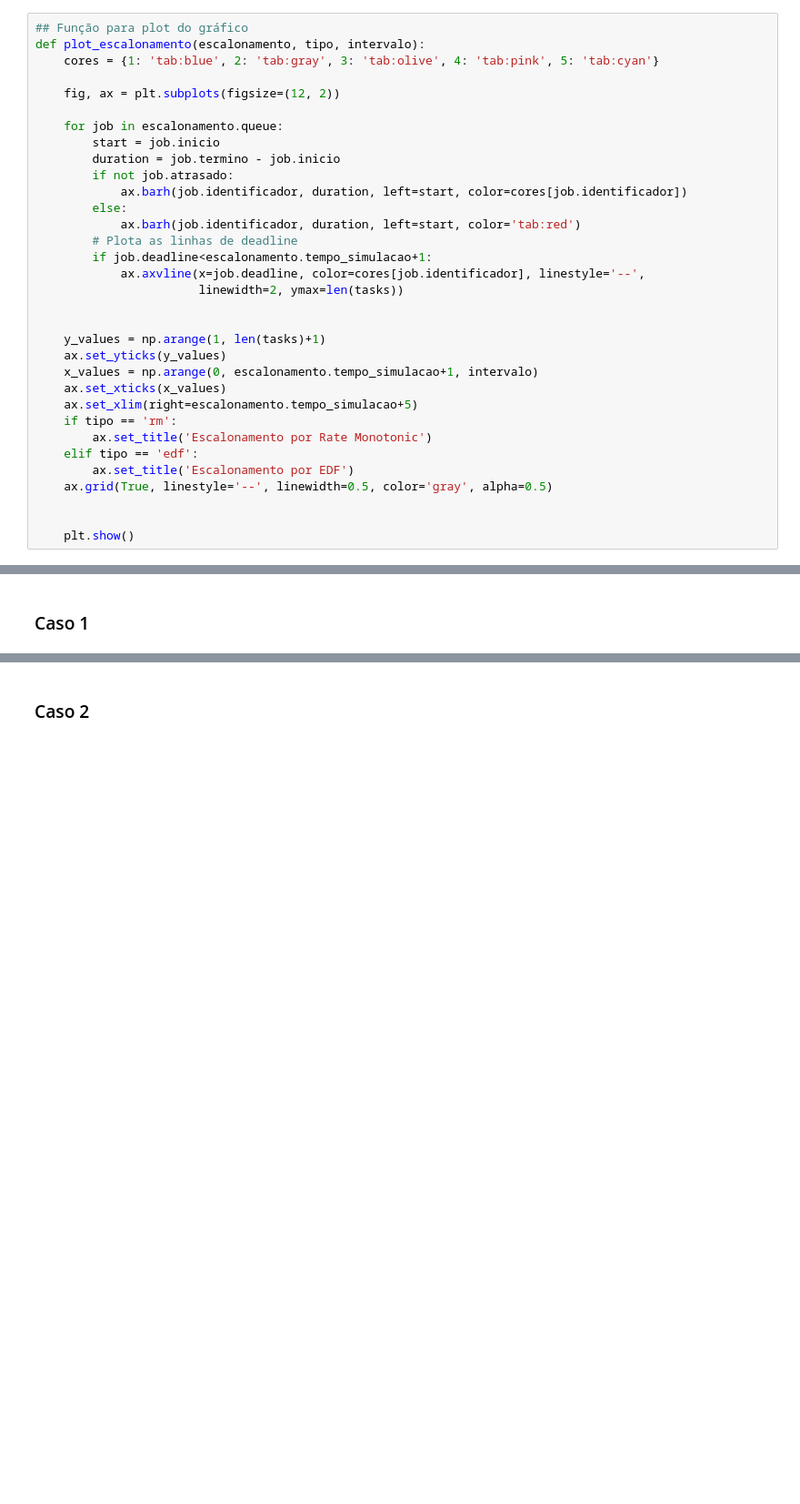
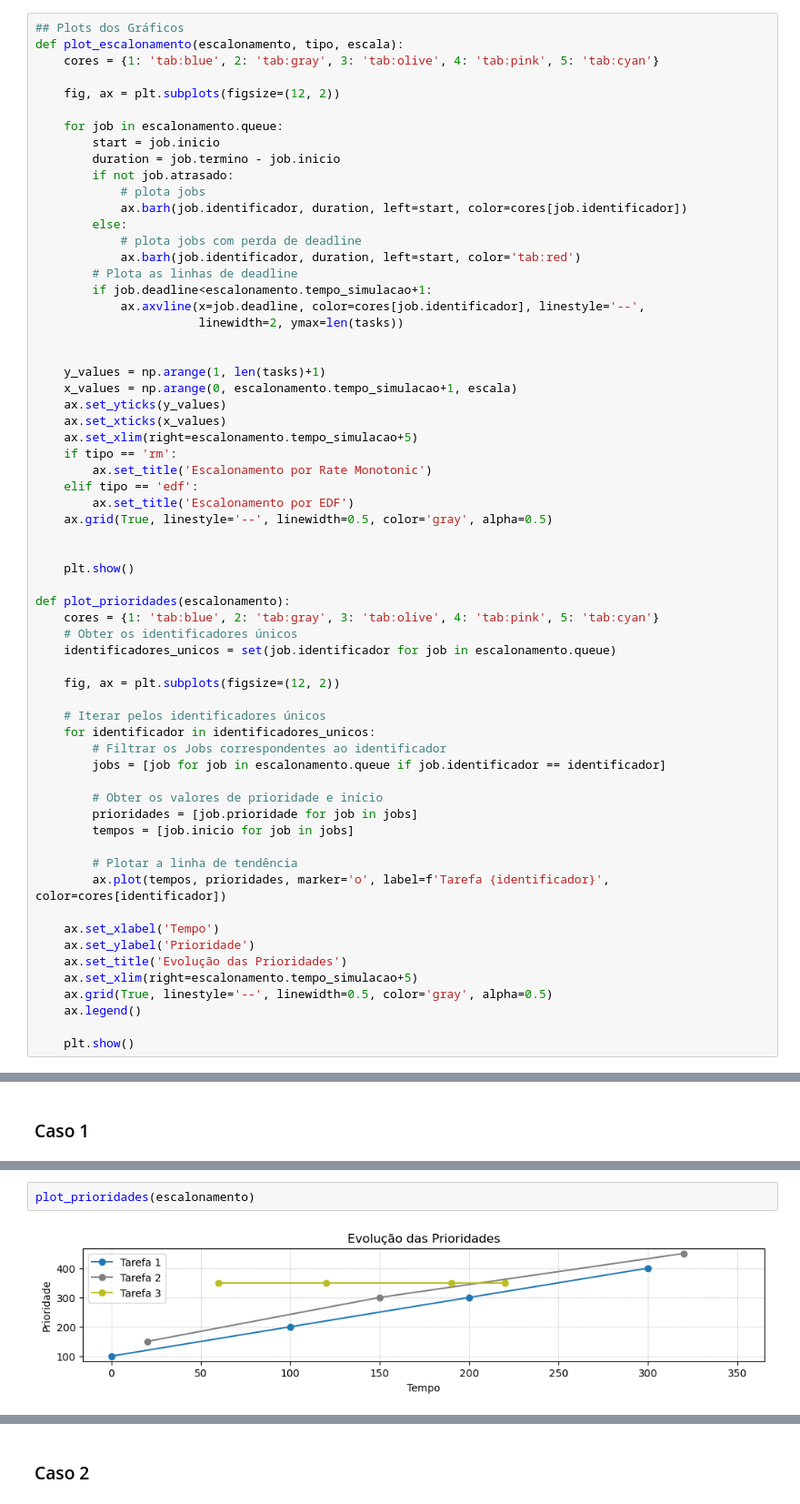
Before and after one commit to EduSanSou/MATA82---UFBA, a Jupyter notebook: Simulador Escalonamento.ipynb, the cells around one changed output, grey strips where cells are left out. Shown: that part at 91% size. Saved outputs shown, nothing was run; the diff lists cells and outputs as text; blank space fills up the shorter version.

Commit message:
Add EDF Condition and Priority's Growth Graph

```diff
--- a/Simulador Escalonamento.ipynb
+++ b/Simulador Escalonamento.ipynb
@@ -407,8 +428,8 @@ def edf(tasks, tempo_simulacao):
 
     return escalonamento
 # %%
-## Função para plot do gráfico
-def plot_escalonamento(escalonamento, tipo, intervalo):
+## Plots dos Gráficos
+def plot_escalonamento(escalonamento, tipo, escala):
     cores = {1: 'tab:blue', 2: 'tab:gray', 3: 'tab:olive', 4: 'tab:pink', 5: 'tab:cyan'}
 
     fig, ax = plt.subplots(figsize=(12, 2))
@@ -417,8 +438,10 @@ def plot_escalonamento(escalonamento, tipo, intervalo):
         start = job.inicio
         duration = job.termino - job.inicio
         if not job.atrasado:
+            # plota jobs
             ax.barh(job.identificador, duration, left=start, color=cores[job.identificador])
         else:
+            # plota jobs com perda de deadline
             ax.barh(job.identificador, duration, left=start, color='tab:red')
         # Plota as linhas de deadline
         if job.deadline<escalonamento.tempo_simulacao+1:
@@ -427,8 +450,8 @@ def plot_escalonamento(escalonamento, tipo, intervalo):
 
 
     y_values = np.arange(1, len(tasks)+1)
+    x_values = np.arange(0, escalonamento.tempo_simulacao+1, escala)
     ax.set_yticks(y_values)
-    x_values = np.arange(0, escalonamento.tempo_simulacao+1, intervalo)
     ax.set_xticks(x_values)
     ax.set_xlim(right=escalonamento.tempo_simulacao+5)
     if tipo == 'rm':
@@ -439,6 +462,34 @@ def plot_escalonamento(escalonamento, tipo, intervalo):
 
 
     plt.show()
+
+def plot_prioridades(escalonamento):
+    cores = {1: 'tab:blue', 2: 'tab:gray', 3: 'tab:olive', 4: 'tab:pink', 5: 'tab:cyan'}
+    # Obter os identificadores únicos
+    identificadores_unicos = set(job.identificador for job in escalonamento.queue)
+
+    fig, ax = plt.subplots(figsize=(12, 2))
+
+    # Iterar pelos identificadores únicos
+    for identificador in identificadores_unicos:
+        # Filtrar os Jobs correspondentes ao identificador
+        jobs = [job for job in escalonamento.queue if job.identificador == identificador]
+
+        # Obter os valores de prioridade e início
+        prioridades = [job.prioridade for job in jobs]
+        tempos = [job.inicio for job in jobs]
+
+        # Plotar a linha de tendência
+        ax.plot(tempos, prioridades, marker='o', label=f'Tarefa {identificador}', color=cores[identificador])
+
+    ax.set_xlabel('Tempo')
+    ax.set_ylabel('Prioridade')
+    ax.set_title('Evolução das Prioridades')
+    ax.set_xlim(right=escalonamento.tempo_simulacao+5)
+    ax.grid(True, linestyle='--', linewidth=0.5, color='gray', alpha=0.5)
+    ax.legend()
+
+    plt.show()
 # %% [markdown]
 ## Casos de teste
 # %% [markdown]
@@ -466,0 +534,4 @@ plot_escalonamento(escalonamento, 'rm', 5)
+# %%
+plot_prioridades(escalonamento)
+# %% [output]
+[figure, added]
```
Also changed, not shown: parts of 26 cells of this notebook.
